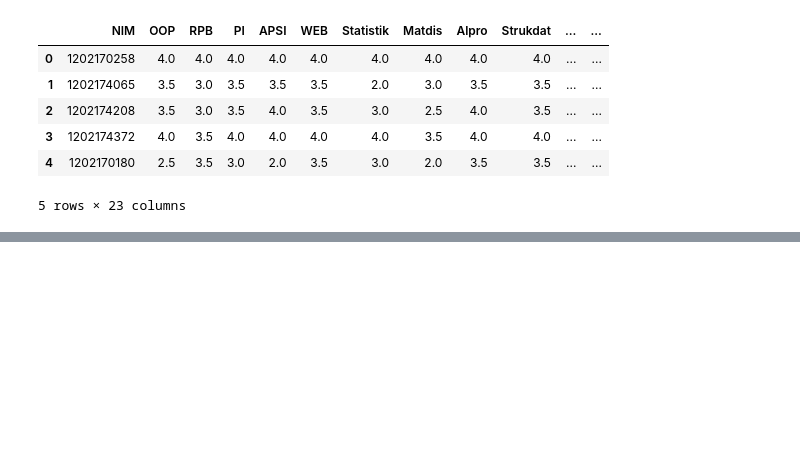
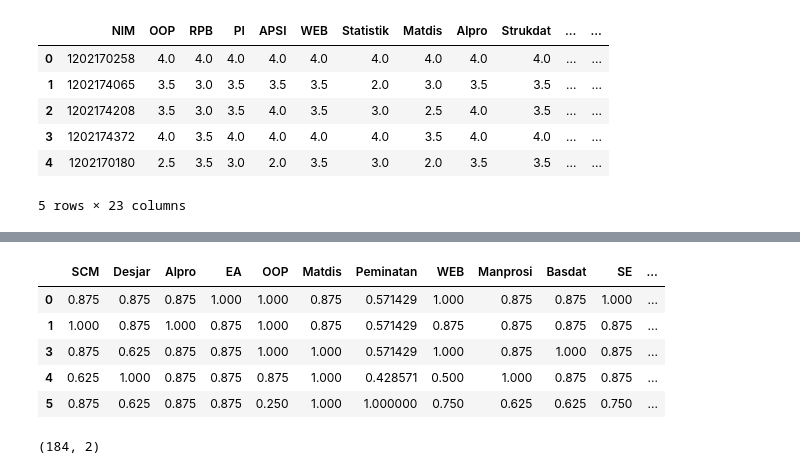
Before and after one commit to zasiem/Pekerti, a Jupyter notebook: seleksi-peminatan-cnn-2016.ipynb, the cells around one changed output, grey strips where cells are left out. Saved outputs shown, nothing was run; the diff lists cells and outputs as text; code cells hidden in the pictures; blank space fills up the shorter version.

Commit message:
add: forecast lulus tepat waktu

```diff
--- a/seleksi-peminatan-cnn-2016.ipynb
+++ b/seleksi-peminatan-cnn-2016.ipynb
@@ -277,0 +280,4 @@ newDataTesting.to_csv('2017-forecast-peminatan-cnn.csv')
+# %%
+df = pd.read_csv('2016-forecast-cnn.csv')
+df = df.drop(['Unnamed: 0','No','NIM'],axis=1)
+df.head()
@@ -277,0 +291,23 @@ newDataTesting.to_csv('2017-forecast-peminatan-cnn.csv')
+# %%
+df2 = pd.read_csv('2016 data v5.csv')
+df['Peminatan'] = df2['Peminatan']
+new_class = [0] * len(df['Peminatan'])
+for index, row in df.iterrows() :
+    if row["Peminatan"] == "TECHNO" :
+        new_class[index] = 1
+    elif row['Peminatan'] == "EAD" :
+        new_class[index] = 2
+    elif row['Peminatan'] == "EDM" :
+        new_class[index] = 3
+    elif row['Peminatan'] == "ERP" :
+        new_class[index] = 4
+    elif row['Peminatan'] == "EA" :
+        new_class[index] = 5
+    elif row['Peminatan'] == "EIM" :
+        new_class[index] = 6
+    elif row['Peminatan'] == "ISM" :
+        new_class[index] = 7
+    else :
+        new_class[index] = 0
+df["Peminatan"] = new_class
+df.head()
@@ -277,0 +322,25 @@ newDataTesting.to_csv('2017-forecast-peminatan-cnn.csv')
+# %%
+mainData = df[df.Peminatan != 0]
+target = ["Lulus Tepat Waktu"]
+predictors = list(set(list(mainData.columns))-set(target))
+mainData[predictors] = mainData[predictors]/mainData[predictors].max()
+mainData[predictors].head()
+# %% [output]
+|  | SCM | Desjar | Alpro | EA | OOP | Matdis | Peminatan | WEB | Manprosi | Basdat | SE | ... |
+| 0 | 0.875 | 0.875 | 0.875 | 1.000 | 1.000 | 0.875 | 0.571429 | 1.000 | 0.875 | 0.875 | 1.000 | ... |
+| 1 | 1.000 | 0.875 | 1.000 | 0.875 | 1.000 | 0.875 | 0.571429 | 0.875 | 0.875 | 0.875 | 0.875 | ... |
+| 3 | 0.875 | 0.625 | 0.875 | 0.875 | 1.000 | 1.000 | 0.571429 | 1.000 | 0.875 | 1.000 | 0.875 | ... |
+| 4 | 0.625 | 1.000 | 0.875 | 0.875 | 0.875 | 1.000 | 0.428571 | 0.500 | 1.000 | 0.875 | 0.875 | ... |
+| 5 | 0.875 | 0.625 | 0.875 | 0.875 | 0.250 | 1.000 | 1.000000 | 0.750 | 0.625 | 0.625 | 0.750 | ... |
+# %%
+X = mainData[target]
+y = mainData[predictors]
+
+X_train, X_test, y_train, y_test = train_test_split(X, y, test_size=0.40, random_state=40)
+
+X_trains = to_categorical(X_train)
+X_tests = to_categorical(X_test)
+
+print(X_trains.shape)
+# %% [output]
+(184, 2)
```
Also changed, not shown: parts of 11 cells of this notebook, 2 other files.
